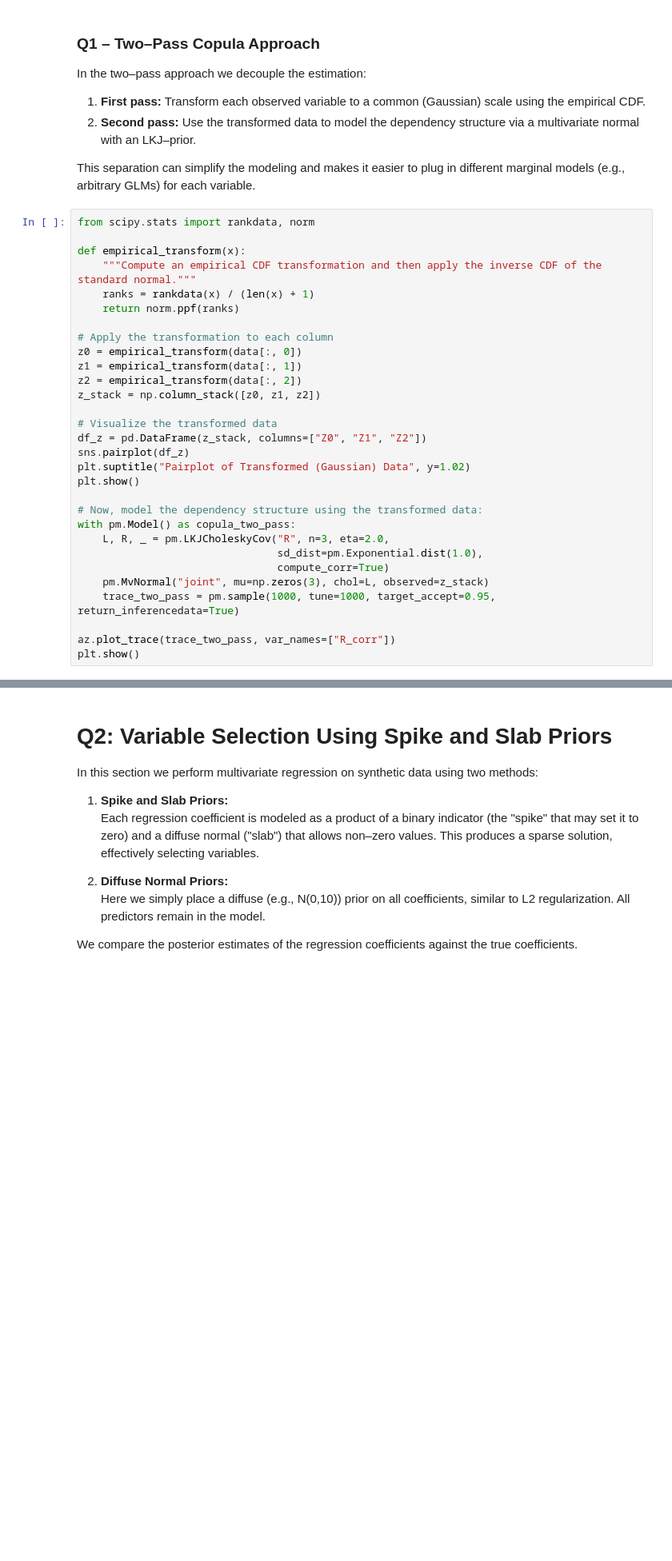
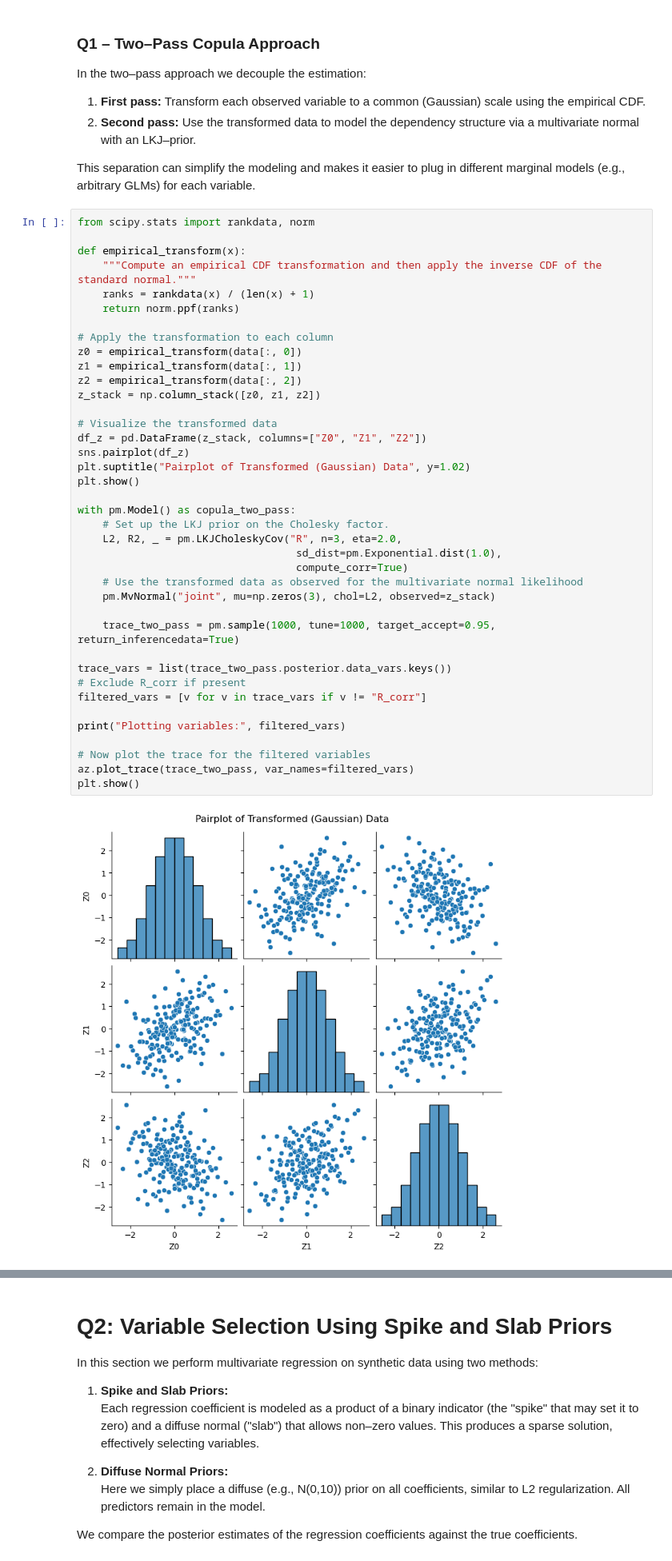
Before and after one commit to maltseasy/STA365, a Jupyter notebook: HW9.ipynb, the cells around one changed output, grey strips where cells are left out. Shown at 80% size. Drawn from its saved outputs; the diff is of its cells as text; blank space fills up the shorter version.

```diff
--- a/HW9.ipynb
+++ b/HW9.ipynb
@@ -130,30 +121,41 @@ This separation can simplify the modeling and makes it easier to plug in differe
 # %%
 from scipy.stats import rankdata, norm
 
 def empirical_transform(x):
     """Compute an empirical CDF transformation and then apply the inverse CDF of the standard normal."""
     ranks = rankdata(x) / (len(x) + 1)
     return norm.ppf(ranks)
 
 # Apply the transformation to each column
 z0 = empirical_transform(data[:, 0])
 z1 = empirical_transform(data[:, 1])
 z2 = empirical_transform(data[:, 2])
 z_stack = np.column_stack([z0, z1, z2])
 
 # Visualize the transformed data
 df_z = pd.DataFrame(z_stack, columns=["Z0", "Z1", "Z2"])
 sns.pairplot(df_z)
 plt.suptitle("Pairplot of Transformed (Gaussian) Data", y=1.02)
 plt.show()
 
-# Now, model the dependency structure using the transformed data:
 with pm.Model() as copula_two_pass:
-    L, R, _ = pm.LKJCholeskyCov("R", n=3, eta=2.0,
-                                sd_dist=pm.Exponential.dist(1.0),
-                                compute_corr=True)
-    pm.MvNormal("joint", mu=np.zeros(3), chol=L, observed=z_stack)
+    # Set up the LKJ prior on the Cholesky factor.
+    L2, R2, _ = pm.LKJCholeskyCov("R", n=3, eta=2.0,
+                                   sd_dist=pm.Exponential.dist(1.0),
+                                   compute_corr=True)
+    # Use the transformed data as observed for the multivariate normal likelihood
+    pm.MvNormal("joint", mu=np.zeros(3), chol=L2, observed=z_stack)
+
     trace_two_pass = pm.sample(1000, tune=1000, target_accept=0.95, return_inferencedata=True)
 
-az.plot_trace(trace_two_pass, var_names=["R_corr"])
+trace_vars = list(trace_two_pass.posterior.data_vars.keys())
+# Exclude R_corr if present
+filtered_vars = [v for v in trace_vars if v != "R_corr"]
+
+print("Plotting variables:", filtered_vars)
+
+# Now plot the trace for the filtered variables
+az.plot_trace(trace_two_pass, var_names=filtered_vars)
 plt.show()
+# %% [output]
+[figure, added]
```
Also changed, not shown: parts of 9 cells of this notebook.
